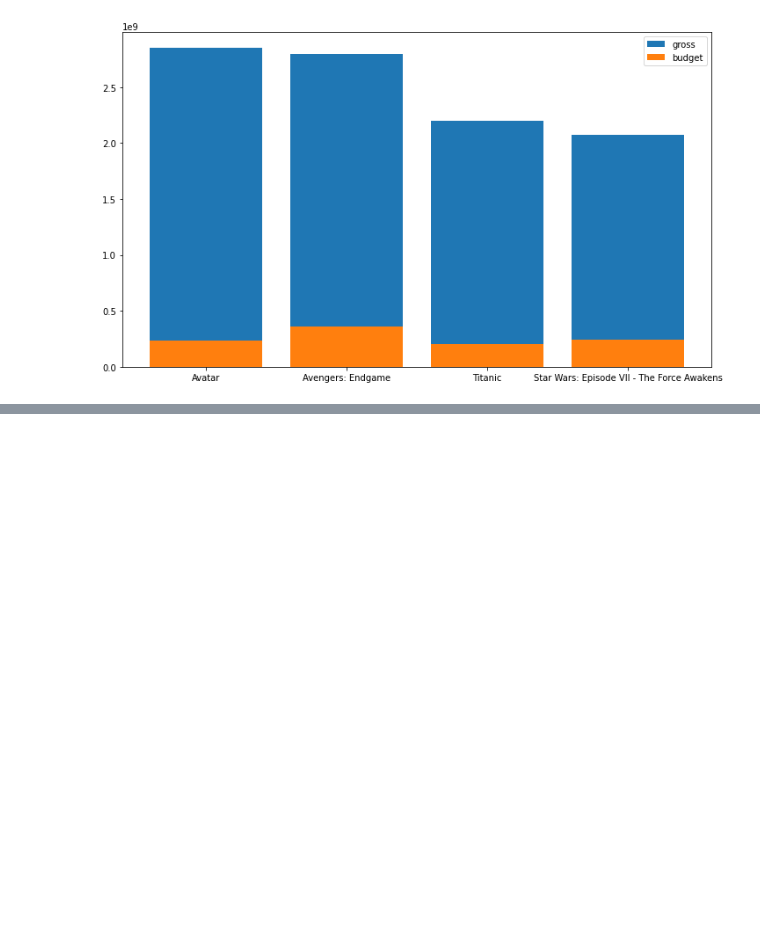
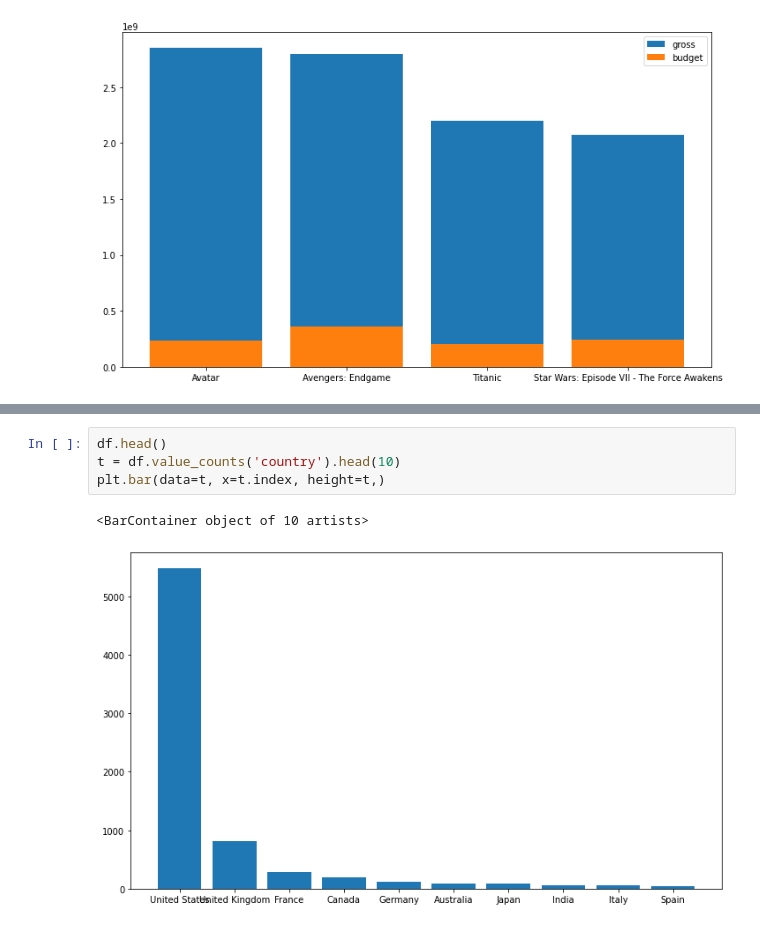
Before and after one commit to codewithawr/portfolio_data_analysis_project, a Jupyter notebook: Movies_data/Movise_analysis.ipynb, the cells around one changed output, grey strips where cells are left out. Saved outputs shown, nothing was run; the diff lists cells and outputs as text; blank space fills up the shorter version.

```diff
--- a/Movies_data/Movise_analysis.ipynb
+++ b/Movies_data/Movise_analysis.ipynb
@@ -263,0 +257,7 @@ df
+# %%
+df.head()
+t = df.value_counts('country').head(10)
+plt.bar(data=t, x=t.index, height=t,)
+# %% [output]
+<BarContainer object of 10 artists>
+[figure, added]
```
Also changed, not shown: parts of 1 cell of this notebook.
